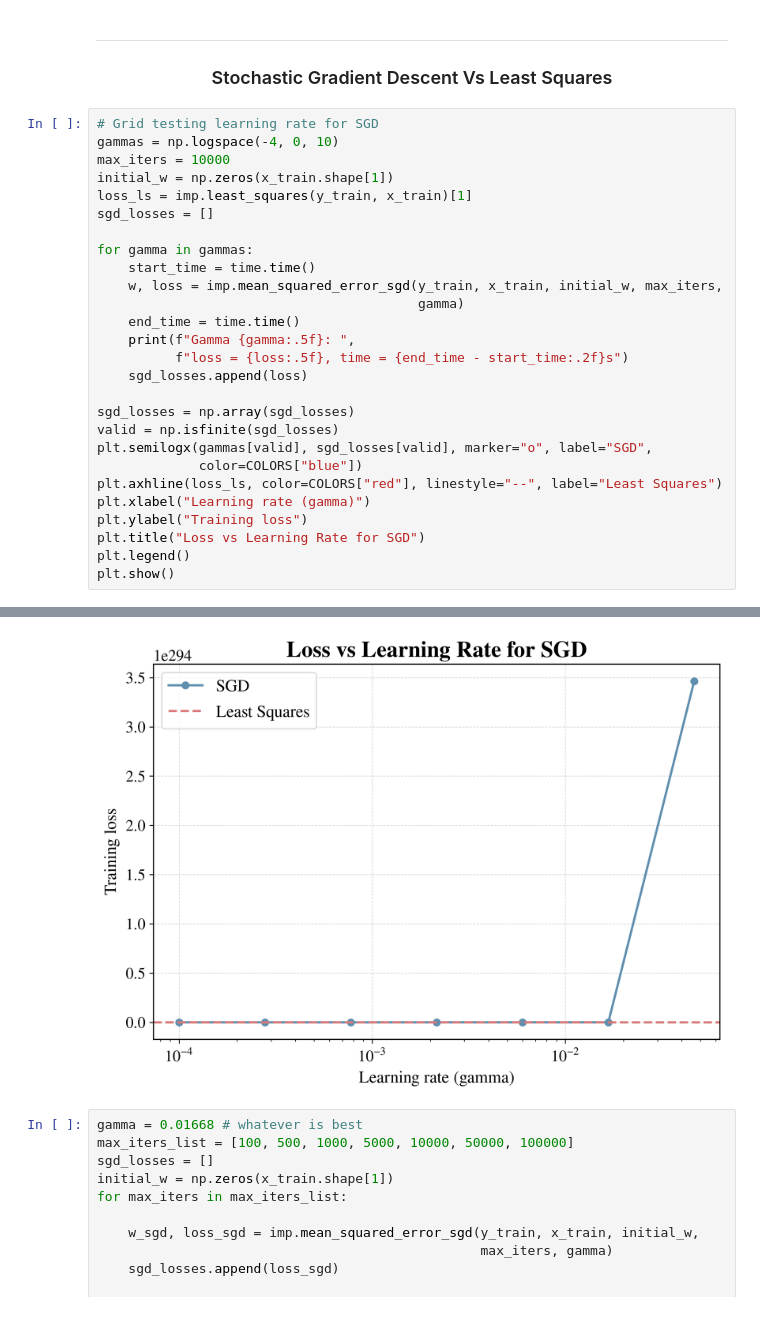
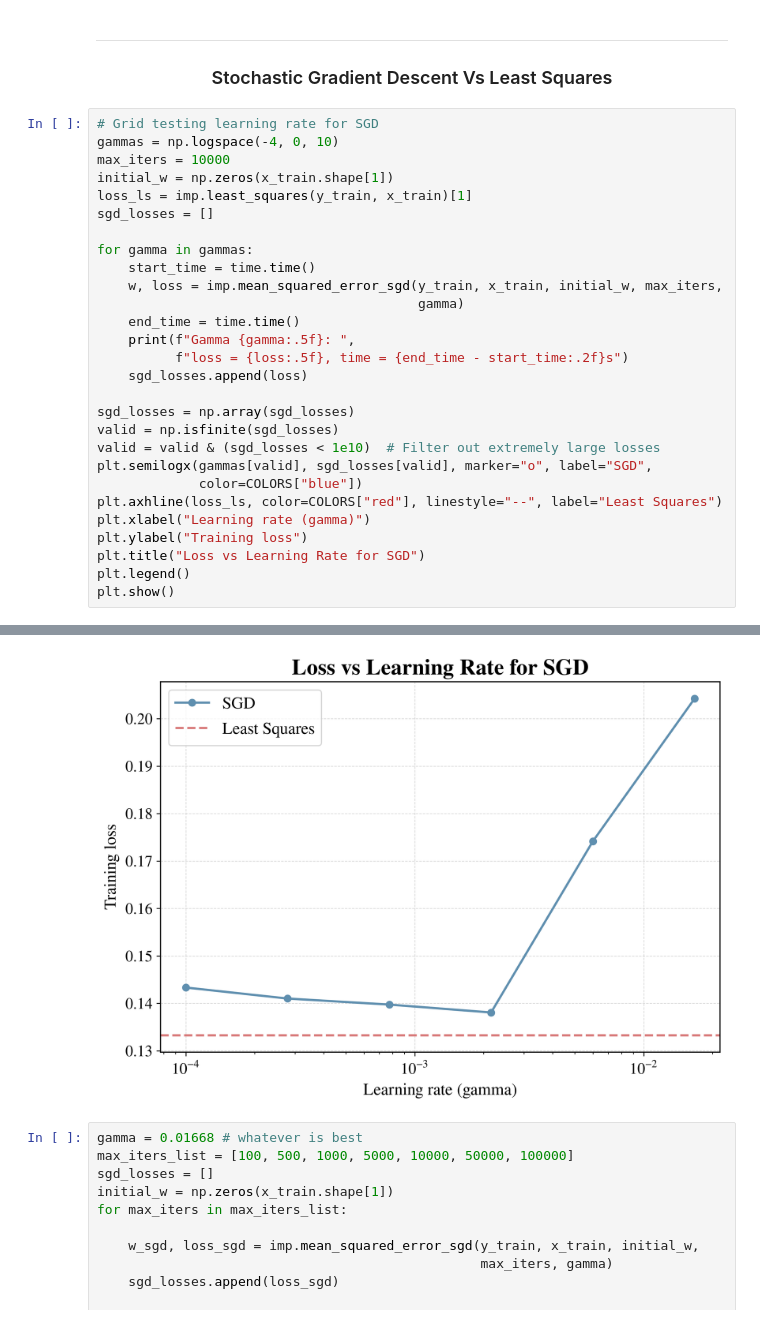
Before and after one commit to TheImprovedMuffinMan/ML_project1_MMA, a Jupyter notebook: code/run.ipynb, the cells around one changed output, grey strips where cells are left out. Drawn from its saved outputs; the diff is of its cells as text.

```diff
--- a/code/run.ipynb
+++ b/code/run.ipynb
@@ -320,6 +320,7 @@ for gamma in gammas:
 
 sgd_losses = np.array(sgd_losses)
 valid = np.isfinite(sgd_losses)
+valid = valid & (sgd_losses < 1e10)  # Filter out extremely large losses
 plt.semilogx(gammas[valid], sgd_losses[valid], marker="o", label="SGD",
              color=COLORS["blue"])
 plt.axhline(loss_ls, color=COLORS["red"], linestyle="--", label="Least Squares")
@@ -342,4 +343,4 @@ Gamma 1.00000:  loss = nan, time = 0.49s
-[figure, old version]
+[figure, new version]
 # %%
 gamma = 0.01668 # whatever is best
 max_iters_list = [100, 500, 1000, 5000, 10000, 50000, 100000]
```
Also changed, not shown: parts of 1 cell of this notebook.
